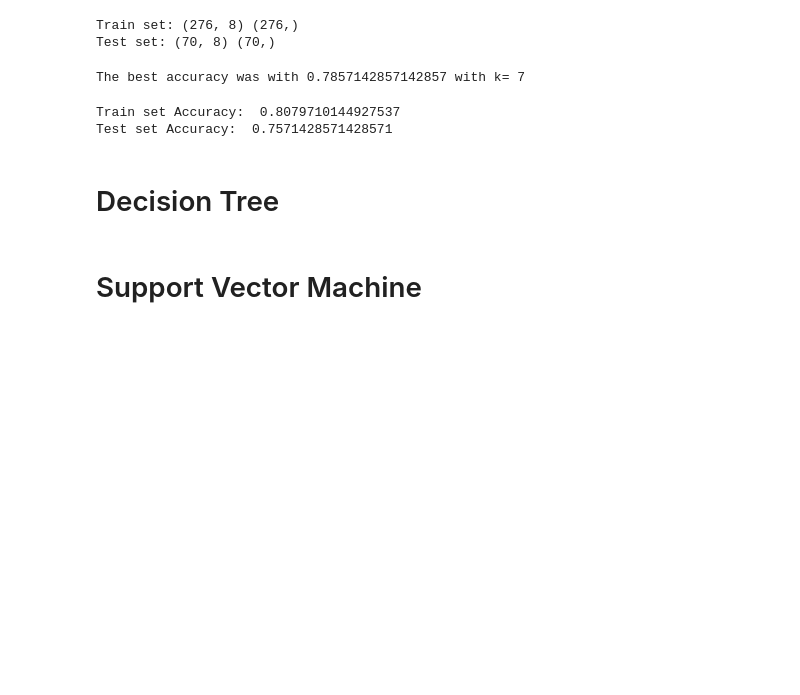
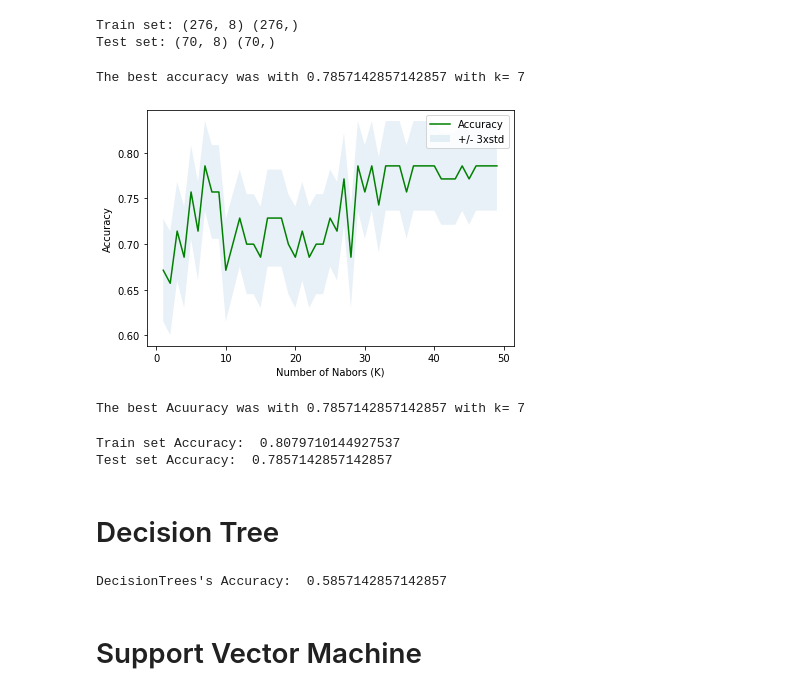
Before and after one commit to eks/ml_final_project, a Jupyter notebook: Final Project - The Best Classifier.ipynb, the cells around one changed output. Drawn from its saved outputs; the diff is of its cells as text; code cells hidden in the pictures; blank space fills up the shorter version.

```diff
--- a/Final Project - The Best Classifier.ipynb
+++ b/Final Project - The Best Classifier.ipynb
@@ -301,32 +303,48 @@ print ('Test set:', X_test.shape,  y_test.shape)
 Train set: (276, 8) (276,)
 Test set: (70, 8) (70,)
 # %%
-Ks = 10
+# find best k
+
+Ks = 50
 mean_acc = np.zeros((Ks-1))
 std_acc = np.zeros((Ks-1))
 
 for n in range(1,Ks):
     neigh = KNeighborsClassifier(n_neighbors = n).fit(X_train,y_train)
     yhat=neigh.predict(X_test)
     mean_acc[n-1] = metrics.accuracy_score(y_test, yhat)
 
     std_acc[n-1]=np.std(yhat==y_test)/np.sqrt(yhat.shape[0])
 
 mean_acc
 
 print( "The best accuracy was with", mean_acc.max(), "with k=", mean_acc.argmax()+1)
+
+# plot neighbors # accuracy
+plt.plot(range(1,Ks),mean_acc,'g')
+plt.fill_between(range(1,Ks),mean_acc -1 * std_acc,mean_acc + 1 * std_acc,alpha=0.10)
+plt.legend(('Accuracy', '+/- 3xstd'))
+plt.ylabel('Accuracy')
+plt.xlabel('Number of Nabors (K)')
+plt.tight_layout()
+plt.show()
+
+#result
+print("The best Acuuracy was with", mean_acc.max(), "with k=", mean_acc.argmax()+1)
 # %% [output]
 The best accuracy was with 0.7857142857142857 with k= 7
+[figure, added]
+The best Acuuracy was with 0.7857142857142857 with k= 7
 # %%
+# build model using k = 7
 k = 7
 
-neigh = KNeighborsClassifier(n_neighbors = k).fit(X_train,y_train)
-neigh
+knn = KNeighborsClassifier(n_neighbors = k).fit(X_train,y_train)
 
-print("Train set Accuracy: ", metrics.accuracy_score(y_train, neigh.predict(X_train)))
+print("Train set Accuracy: ", metrics.accuracy_score(y_train, knn.predict(X_train)))
 print("Test set Accuracy: ", metrics.accuracy_score(y_test, yhat))
 # %% [output]
 Train set Accuracy:  0.8079710144927537
-Test set Accuracy:  0.7571428571428571
+Test set Accuracy:  0.7857142857142857
 # %% [markdown]
 # Decision Tree
@@ -333,2 +361,6 @@ Test set Accuracy:  0.7571428571428571
+# %%
+print("DecisionTrees's Accuracy: ", metrics.accuracy_score(y_test, pred_tree))
+# %% [output]
+DecisionTrees's Accuracy:  0.5857142857142857
 # %% [markdown]
 # Support Vector Machine
```
Also changed, not shown: parts of 18 cells of this notebook.
